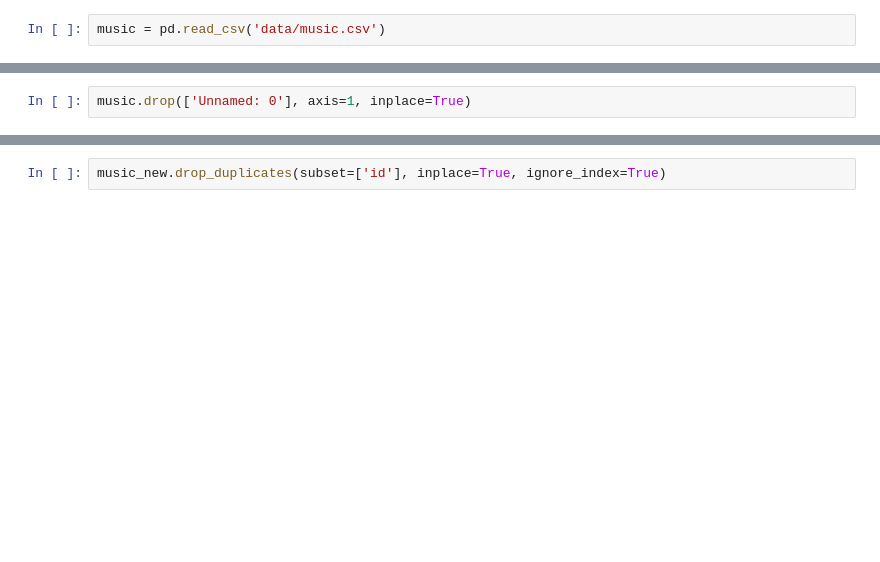
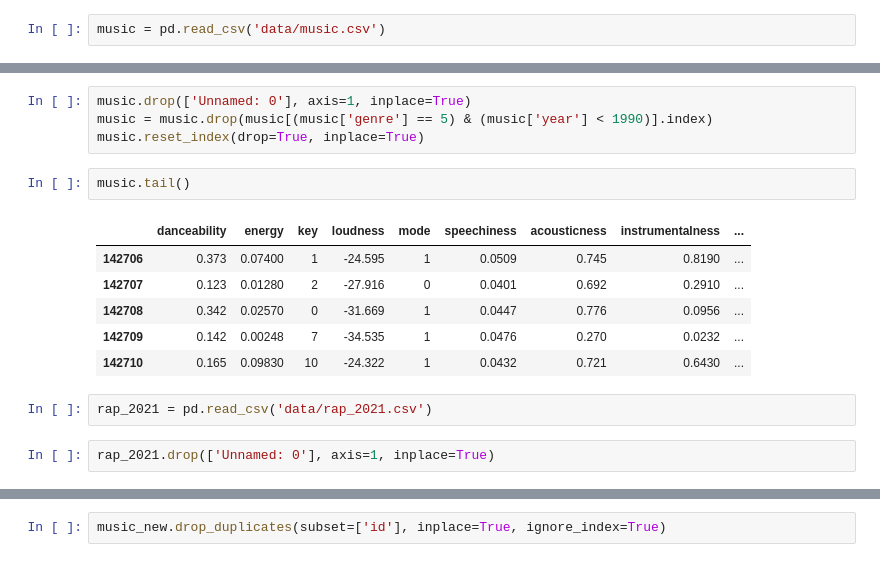
Before and after one commit to urospetkovic/IronHackLabs, a Jupyter notebook: week9/Final Project/web_scraping.ipynb, the cells around one changed output, grey strips where cells are left out. Drawn from its saved outputs; the diff is of its cells as text; blank space fills up the shorter version.

```diff
--- a/week9/Final Project/web_scraping.ipynb
+++ b/week9/Final Project/web_scraping.ipynb
@@ -327,2 +310,17 @@ memory usage: 17.4+ MB
+# %%
+music.drop(['Unnamed: 0'], axis=1, inplace=True)
+music = music.drop(music[(music['genre'] == 5) & (music['year'] < 1990)].index)
+music.reset_index(drop=True, inplace=True)
+# %%
+music.tail()
+# %% [output]
+|  | danceability | energy | key | loudness | mode | speechiness | acousticness | instrumentalness | ... |
+| 142706 | 0.373 | 0.07400 | 1 | -24.595 | 1 | 0.0509 | 0.745 | 0.8190 | ... |
+| 142707 | 0.123 | 0.01280 | 2 | -27.916 | 0 | 0.0401 | 0.692 | 0.2910 | ... |
+| 142708 | 0.342 | 0.02570 | 0 | -31.669 | 1 | 0.0447 | 0.776 | 0.0956 | ... |
+| 142709 | 0.142 | 0.00248 | 7 | -34.535 | 1 | 0.0476 | 0.270 | 0.0232 | ... |
+| 142710 | 0.165 | 0.09830 | 10 | -24.322 | 1 | 0.0432 | 0.721 | 0.6430 | ... |
+# %%
+rap_2021 = pd.read_csv('data/rap_2021.csv')
 # %%
-music.drop(['Unnamed: 0'], axis=1, inplace=True)
+rap_2021.drop(['Unnamed: 0'], axis=1, inplace=True)
```
Also changed, not shown: parts of 28 cells of this notebook, 17 other files.
